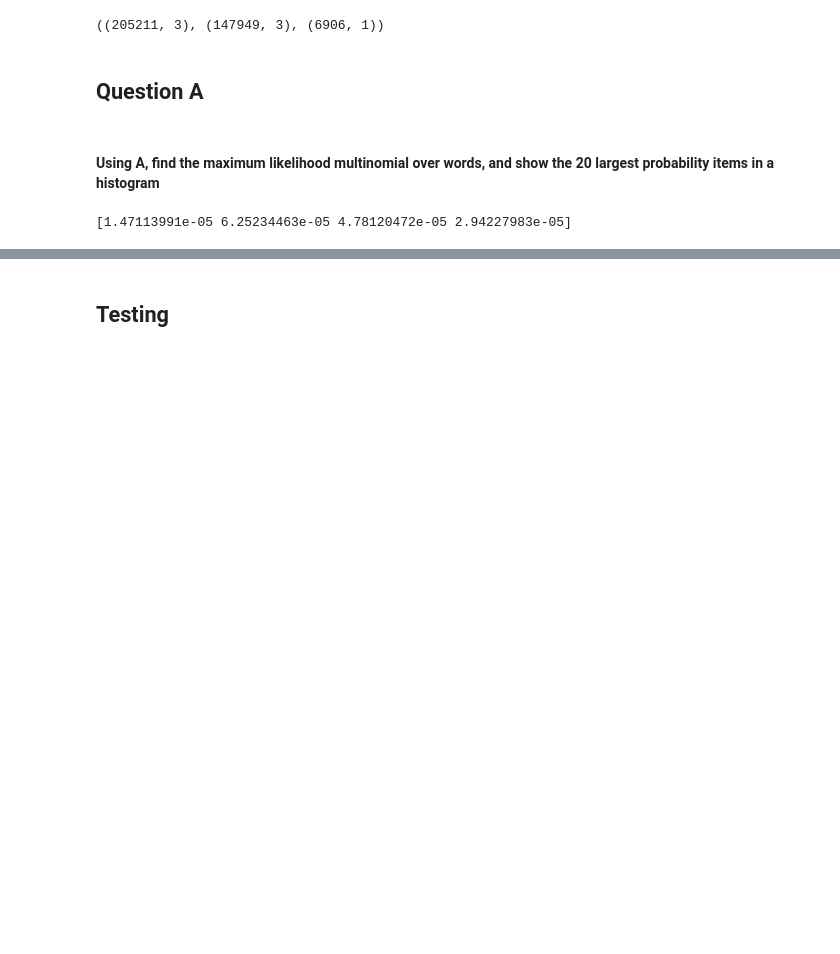
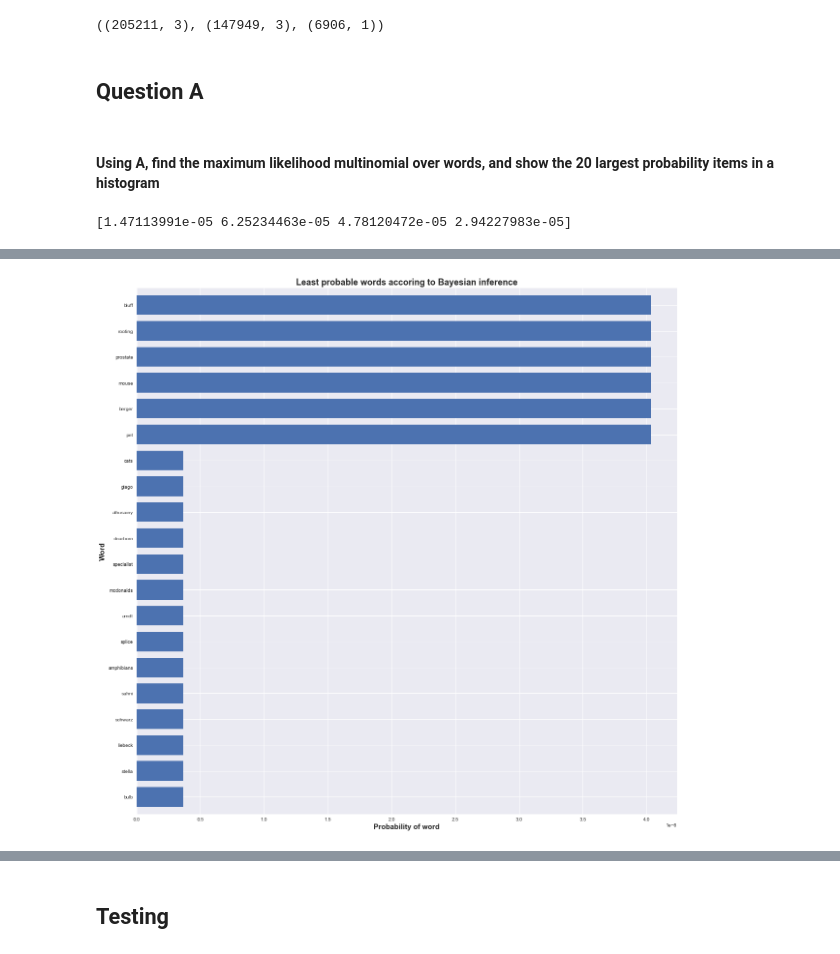
Before and after one commit to AlejandroSantorum/MPhil_MLMI_Cambridge, a Jupyter notebook: 4F13-Probabilistic_Machine_Learning/Lab/lab3/code/coursework3.ipynb, the cells around one changed output, grey strips where cells are left out. Cells and saved outputs as stored; diff of their text form; code cells hidden in the pictures; blank space fills up the shorter version.

```diff
--- a/4F13-Probabilistic_Machine_Learning/Lab/lab3/code/coursework3.ipynb
+++ b/4F13-Probabilistic_Machine_Learning/Lab/lab3/code/coursework3.ipynb
@@ -63,0 +108,7 @@ plt.ylim([-0.7, N_HIGHEST_WORDS+0.7])
+# %%
+n = 20
+low_dirich_betas, low_dirich_namewords = get_sorted_params(dirich_betas, vocab=V, N=n, top=False)
+
+plot_barh(low_dirich_betas, low_dirich_namewords, N=n, title="Least probable words accoring to Bayesian inference")
+# %% [output]
+[figure, added]
```
Also changed, not shown: parts of 41 cells of this notebook, 2 other files.
